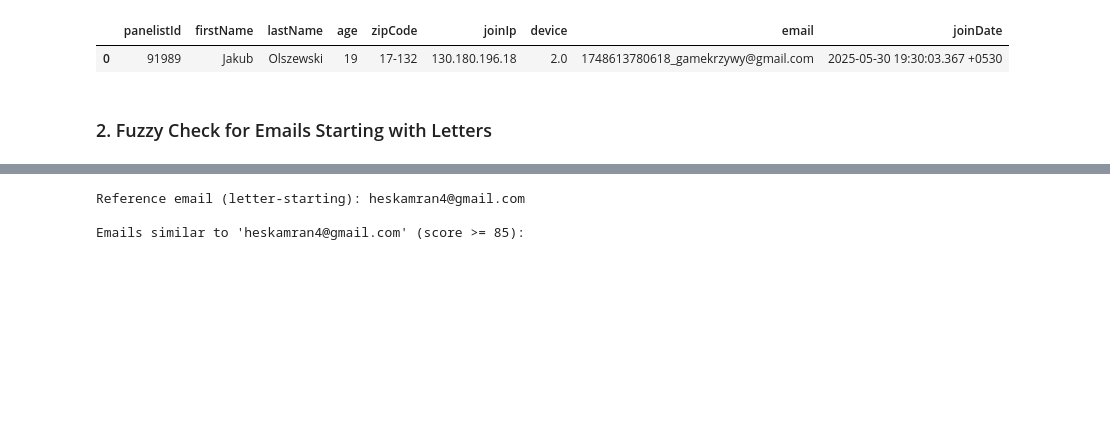
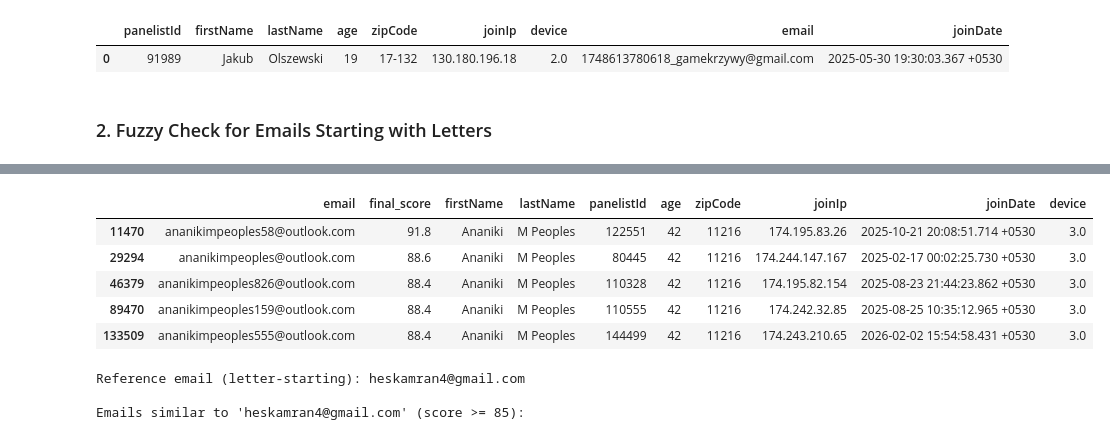
Before and after one commit to routparam12/Python_qns, a Jupyter notebook: Opinionedge.ipynb, the cells around one changed output, grey strips where cells are left out. Drawn from its saved outputs; the diff is of its cells as text; code cells hidden in the pictures; blank space fills up the shorter version.

```diff
--- a/Opinionedge.ipynb
+++ b/Opinionedge.ipynb
@@ -206,3 +166,54 @@ get_similar_panelists('ananikimpeoples58@outlook.com')
+# %%
+def get_similar_panelists(input_email, input_first_name='', input_last_name='', score_threshold=85):
+    """
+    Searches for similar panelists based on a weighted score of email (80%) and name (20%).
+    """
+    # 1. Initial filter based on email similarity to keep performance reasonable
+    all_emails = df['email'].astype(str).unique().tolist()
+    email_matches = process.extractBests(input_email, all_emails, scorer=fuzz.ratio, score_cutoff=70) # Lower cutoff for initial filter
+
+    if not email_matches:
+        return pd.DataFrame()
+
+    # Map emails to their raw fuzzy scores - Fixed the UnboundLocalError here
+    email_score_map = {match[0]: match[1] for match in email_matches}
+    similar_emails = list(email_score_map.keys())
+
+    # 2. Filter dataframe and calculate name similarity
+    result = df[df['email'].isin(similar_emails)][[
+        'email', 'firstName', 'lastName', 'panelistId', 'age', 'zipCode', 'joinIp', 'joinDate', 'device'
+    ]].copy()
+
+    input_full_name = f"{input_first_name} {input_last_name}".strip().lower()
+
+    def calculate_weighted_score(row):
+        email_score = email_score_map.get(str(row['email']), 0)
+
+        # Name similarity calculation
+        db_full_name = f"{row['firstName']} {row['lastName']}".strip().lower()
+        name_score = fuzz.ratio(input_full_name, db_full_name) if input_full_name else 100
+
+        # Weighted calculation: 80% Email, 20% Name
+        final_score = (email_score * 0.8) + (name_score * 0.2)
+        return round(final_score, 2)
+
+    result['final_score'] = result.apply(calculate_weighted_score, axis=1)
+
+    # 3. Filter by the final weighted threshold and sort
+    result = result[result['final_score'] >= score_threshold]
+
+    cols = ['email', 'final_score', 'firstName', 'lastName', 'panelistId', 'age', 'zipCode', 'joinIp', 'joinDate', 'device']
+    return result[cols].sort_values(by='final_score', ascending=False)
+
+# --- Example Usage ---
+get_similar_panelists('ananikimpeoples58@outlook.com', input_first_name='Anani', input_last_name='Kim')
+# %% [output]
+|  | email | final_score | firstName | lastName | panelistId | age | zipCode | joinIp | joinDate | device |
+| 11470 | ananikimpeoples58@outlook.com | 91.8 | Ananiki | M Peoples | 122551 | 42 | 11216 | 174.195.83.26 | 2025-10-21 20:08:51.714 +0530 | 3.0 |
+| 29294 | ananikimpeoples@outlook.com | 88.6 | Ananiki | M Peoples | 80445 | 42 | 11216 | 174.244.147.167 | 2025-02-17 00:02:25.730 +0530 | 3.0 |
+| 46379 | ananikimpeoples826@outlook.com | 88.4 | Ananiki | M Peoples | 110328 | 42 | 11216 | 174.195.82.154 | 2025-08-23 21:44:23.862 +0530 | 3.0 |
+| 89470 | ananikimpeoples159@outlook.com | 88.4 | Ananiki | M Peoples | 110555 | 42 | 11216 | 174.242.32.85 | 2025-08-25 10:35:12.965 +0530 | 3.0 |
+| 133509 | ananikimpeoples555@outlook.com | 88.4 | Ananiki | M Peoples | 144499 | 42 | 11216 | 174.243.210.65 | 2026-02-02 15:54:58.431 +0530 | 3.0 |
 # %%
 # First, identify emails that start with letters
 letter_starting_panelists = df[~df['email'].astype(str).str.match(r'^\d')].copy()
```
Also changed, not shown: parts of 1 cell of this notebook.
